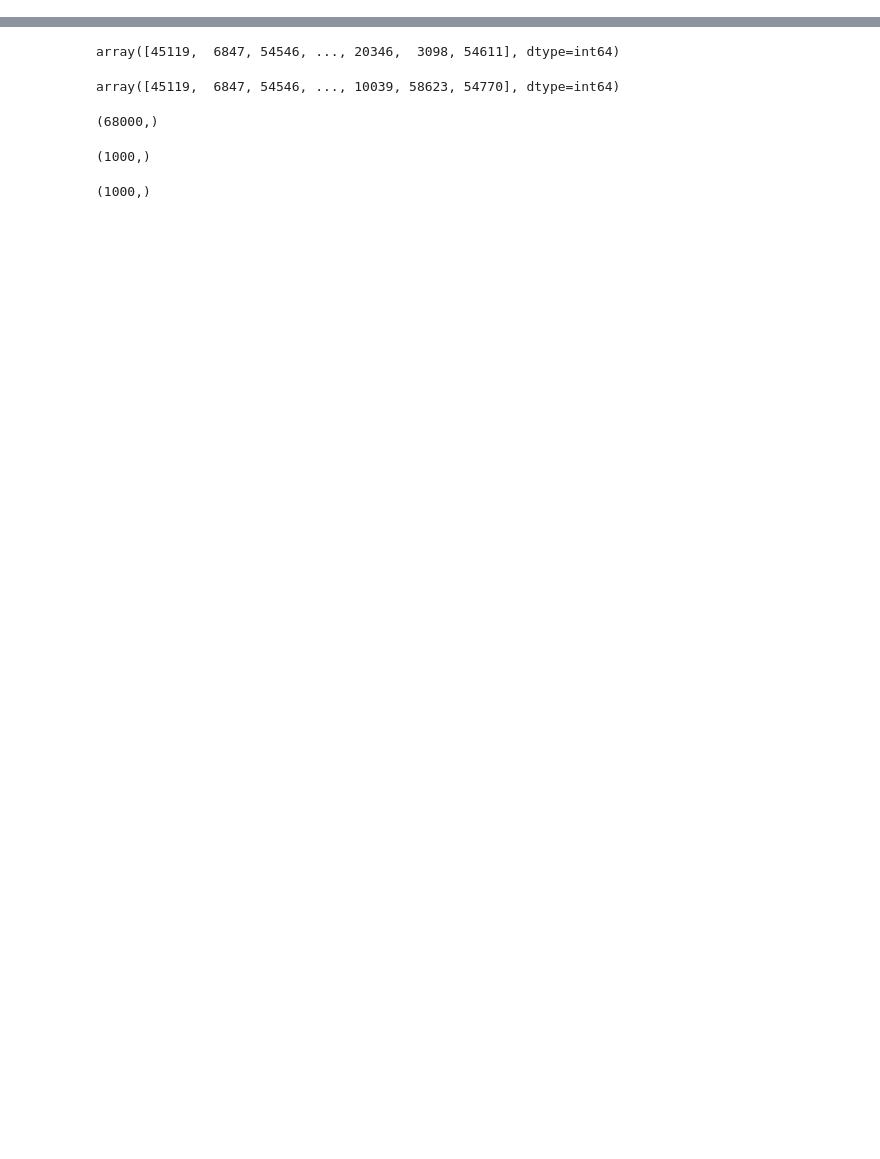
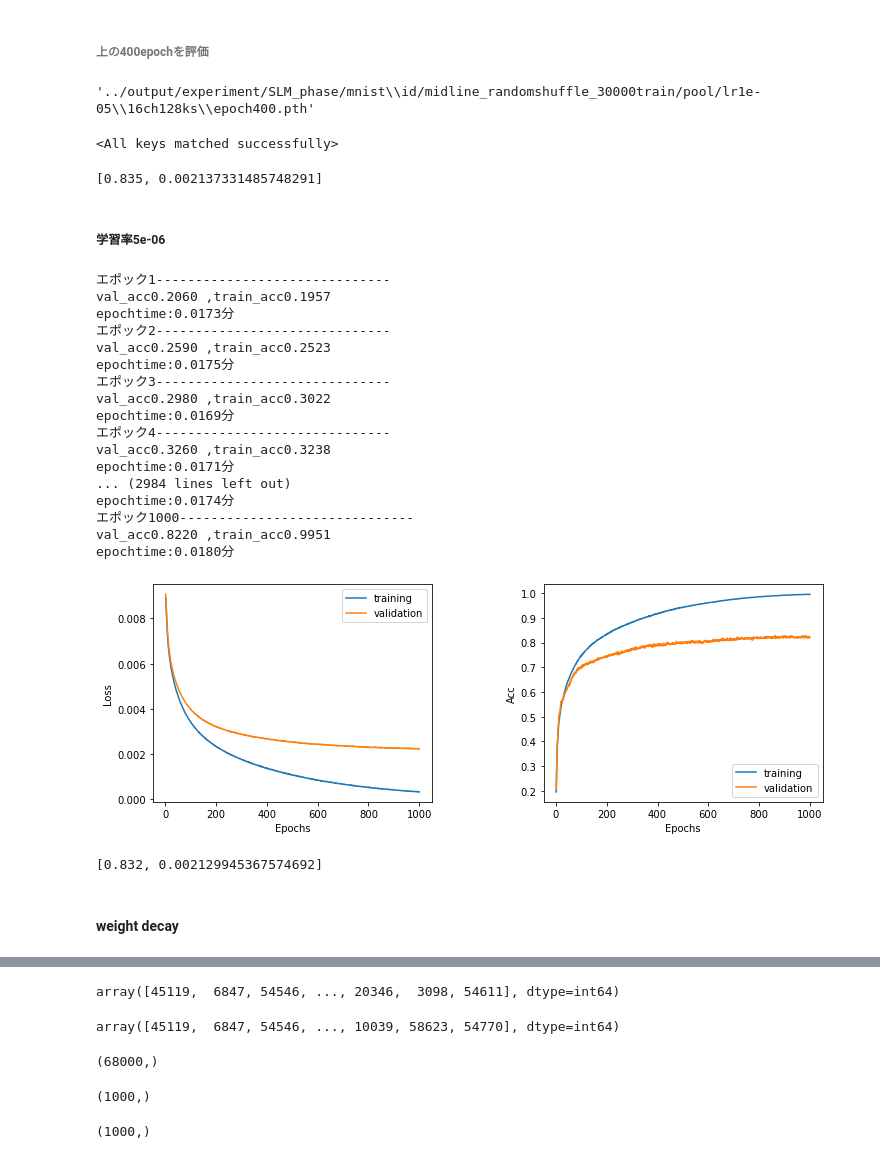
Before and after one commit to k-kw/ipynb, a Jupyter notebook: classification_lessdata.ipynb, the cells around one changed output, grey strips where cells are left out. Drawn from its saved outputs; the diff is of its cells as text; code cells hidden in the pictures; blank space fills up the shorter version.

```diff
--- a/classification_lessdata.ipynb
+++ b/classification_lessdata.ipynb
@@ -34,0 +240,63 @@ import matplotlib.pyplot as plt
+# %% [markdown]
+###### 上の400epochを評価
+# %%
+modelsavedir = osp.join(lrdir, "16ch128ks")
+md_path = osp.join(modelsavedir, 'epoch400.pth')
+# %%
+md_path
+# %% [output]
+'../output/experiment/SLM_phase/mnist\\id/midline_randomshuffle_30000train/pool/lr1e-05\\16ch128ks\\epoch400.pth'
+# %%
+model.load_state_dict(torch.load(md_path))
+# %% [output]
+<All keys matched successfully>
+# %%
+val = DL.val_model(mltest, model, device, criterion, False)
+print(val)
+# %% [output]
+[0.835, 0.002137331485748291]
+# %% [markdown]
+##### 学習率5e-06
+# %%
+lrdir = osp.join(howdatadir, "pool/lr5e-06")
+# %%
+optimizer = optim.Adam(model.parameters(), lr=5e-06)
+
+epochs = 1000
+
+modelsavedir = osp.join(lrdir, "16ch128ks")
+md_path = osp.join(modelsavedir, 'm68000_1600_expe_e1000.pth')
+
+#training
+tl, vl, ta, va = DL.train_model_ver3(mlt, mlv, model, criterion, optimizer, epochs, device, \
+                                    modelsavedir = modelsavedir, \
+                                     saveepoch = 100, saveinterval = 100)
+
+torch.save(model.state_dict(), md_path)
+DL.learning_curv_ver2( 12, 4, 10, 10, tls = tl, vls = vl, tas = ta, vas = va)
+
+
+val = DL.val_model(mltest, model, device, criterion, False)
+print(val)
+# %% [output]
+エポック1------------------------------
+val_acc0.2060 ,train_acc0.1957
+epochtime:0.0173分
+エポック2------------------------------
+val_acc0.2590 ,train_acc0.2523
+epochtime:0.0175分
+エポック3------------------------------
+val_acc0.2980 ,train_acc0.3022
+epochtime:0.0169分
+エポック4------------------------------
+val_acc0.3260 ,train_acc0.3238
+epochtime:0.0171分
+... (2984 lines left out)
+epochtime:0.0174分
+エポック1000------------------------------
+val_acc0.8220 ,train_acc0.9951
+epochtime:0.0180分
+[figure, added]
+[0.832, 0.002129945367574692]
+# %% [markdown]
+#### weight decay
```
Also changed, not shown: parts of 49 cells of this notebook.
